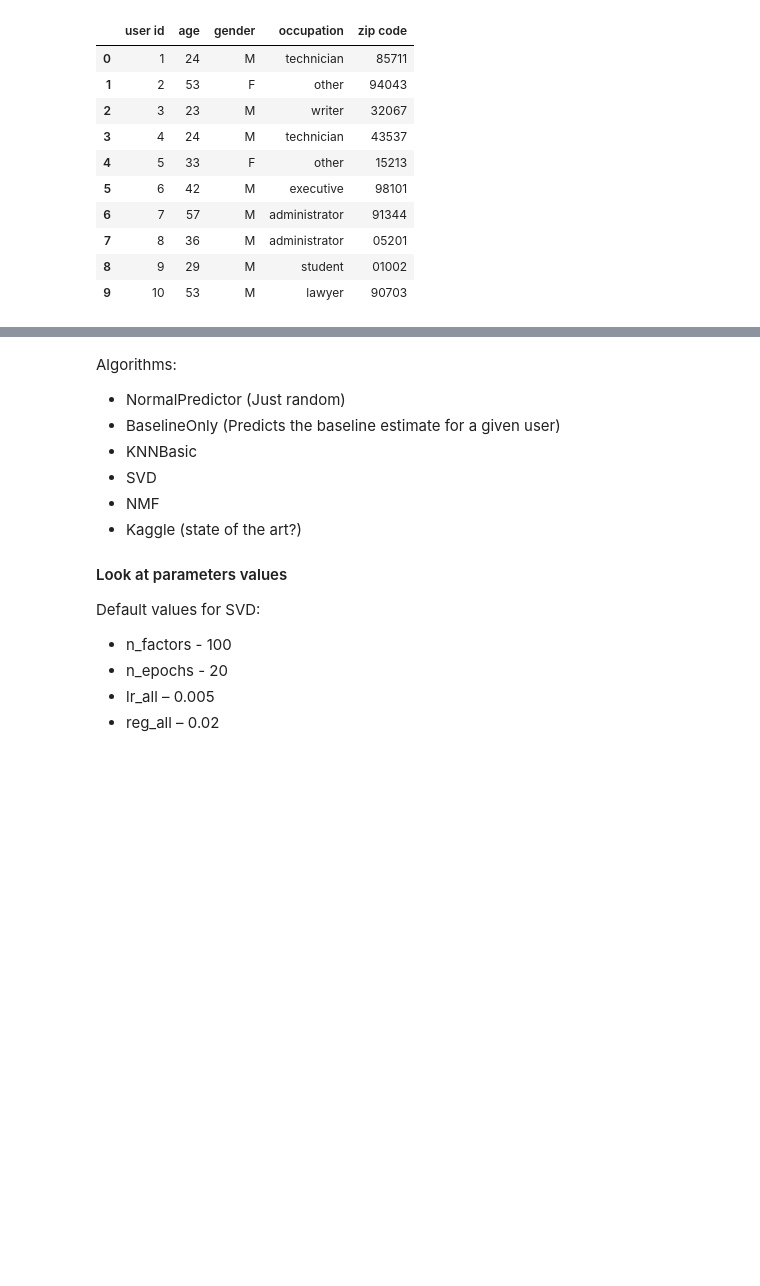
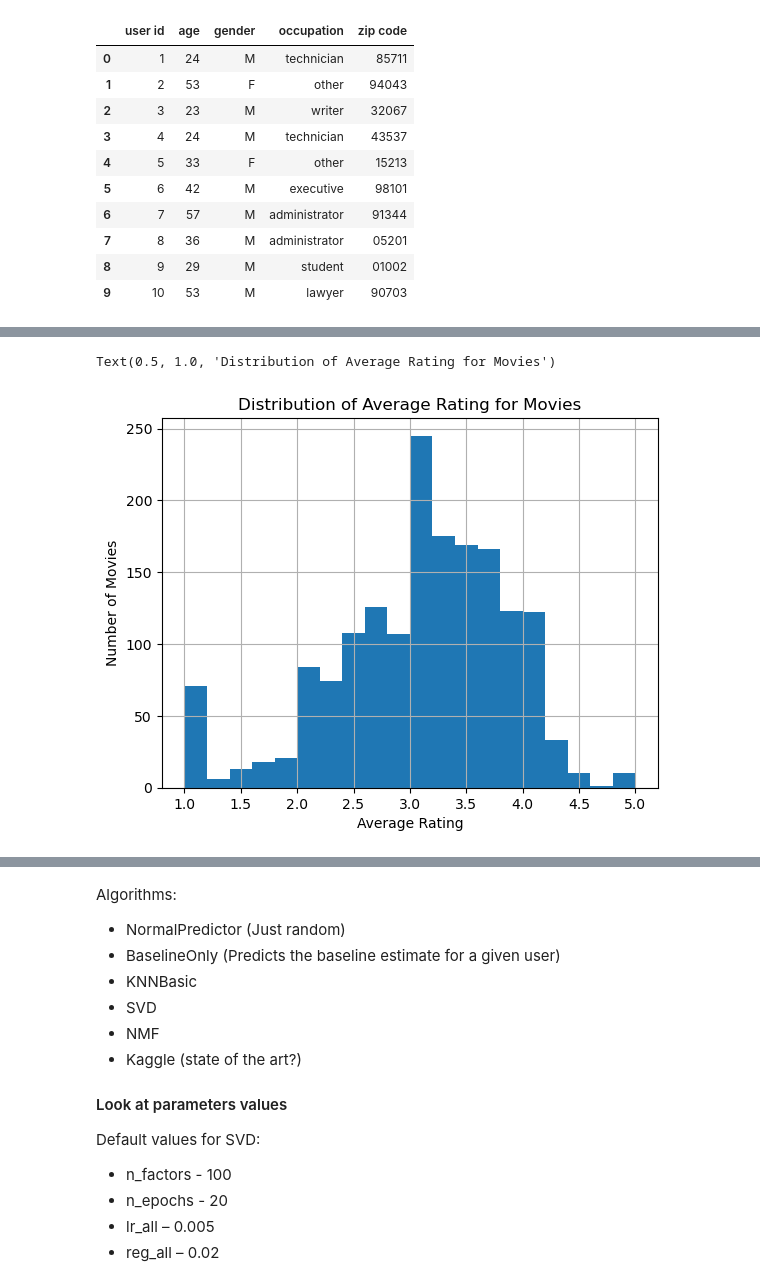
Before and after one commit to tangmagnus/DecisionSupportSystems, a Jupyter notebook: RecommenderSystems/recomSystems.ipynb, the cells around one changed output, grey strips where cells are left out. Cells and saved outputs as stored; diff of their text form; code cells hidden in the pictures; blank space fills up the shorter version.

```diff
--- a/RecommenderSystems/recomSystems.ipynb
+++ b/RecommenderSystems/recomSystems.ipynb
@@ -134,0 +177,8 @@ Name: rating, dtype: int64
+# %%
+ratings_movie_summary.sort_values(by='mean')['mean'].hist(bins=20)
+plt.ylabel("Number of Movies")
+plt.xlabel("Average Rating")
+plt.title("Distribution of Average Rating for Movies")
+# %% [output]
+Text(0.5, 1.0, 'Distribution of Average Rating for Movies')
+[figure, added]
```
Also changed, not shown: parts of 12 cells of this notebook.
